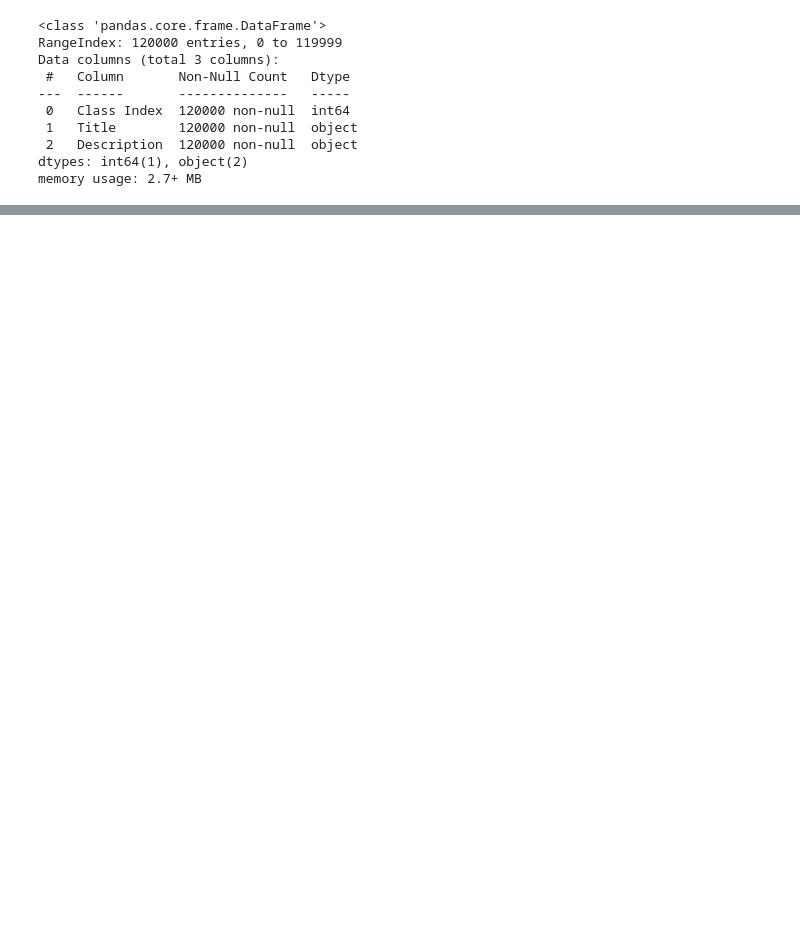
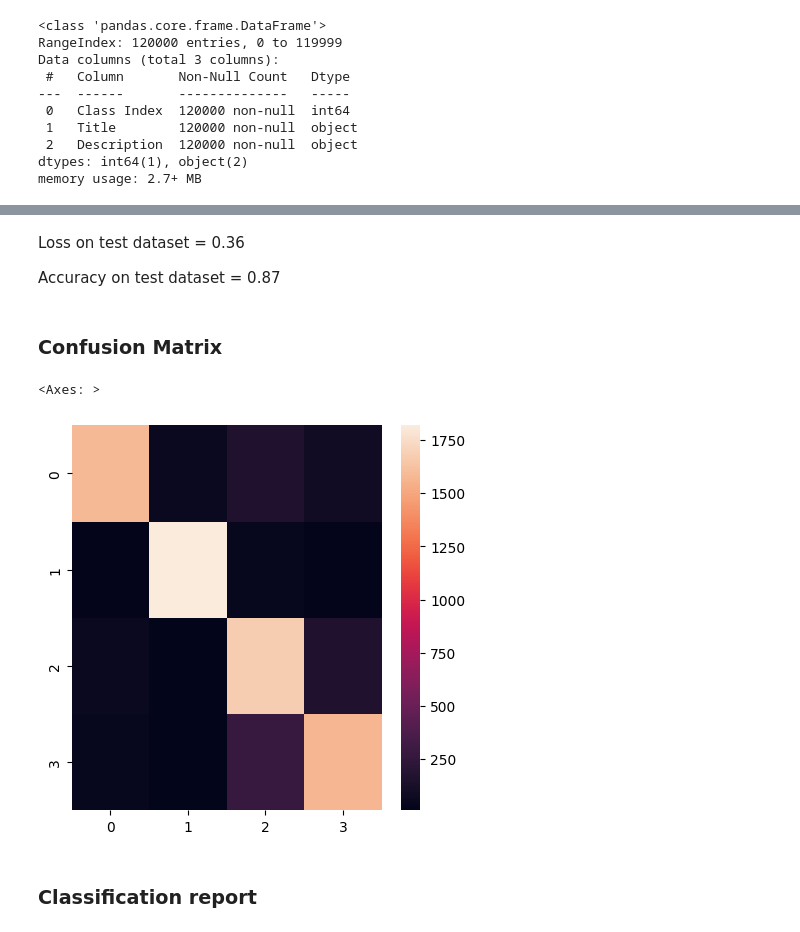
Before and after one commit to chit38/ag_news_classification, a Jupyter notebook: news_classification_bert_tf.ipynb, the cells around one changed output, grey strips where cells are left out. Drawn from its saved outputs; the diff is of its cells as text; code cells hidden in the pictures; blank space fills up the shorter version.

```diff
--- a/news_classification_bert_tf.ipynb
+++ b/news_classification_bert_tf.ipynb
@@ -32,4 +49,9 @@ memory usage: 2.7+ MB
 # %%
+## Combining title and description of news to make single text sequence
 X_train = train_data['Title'] +" "+ train_data['Description']
-y_train = train_data['Class Index'].apply(lambda x: x-1)
-y_train = pd.get_dummies(y_train,dtype=int)
+
+## bringing label to range of 0 to 3 from range of 1 to 4
+y = train_data['Class Index'].apply(lambda x: x-1)
+
+## One hot encoding labels
+y_train = pd.get_dummies(y,dtype=int)
@@ -37,4 +61,3 @@ y_train = pd.get_dummies(y_train,dtype=int)
 test_data = pd.read_csv('test.csv')
 X_test = test_data['Title'] +" "+ test_data['Description']
 y_test = test_data['Class Index'].apply(lambda x:x-1)
-y_test = pd.get_dummies(y_test,dtype=int)
@@ -108,12 +156,13 @@ ________________________________________________________________________________
 # %%
 model.compile(loss='categorical_crossentropy',optimizer='adam',metrics=['accuracy'])
 # %%
+
 model.fit(
     x ={'input_ids':x_train['input_ids'],'attention_mask':x_train['attention_mask']} ,
     y = y_train,
     validation_data = (
     {'input_ids':x_test['input_ids'],'attention_mask':x_test['attention_mask']}, y_test
     ),
-  epochs= 3,
+  epochs= 2,
     batch_size= 64, verbose = 1
 )
@@ -119,0 +183,3 @@ model.fit(
+# %%
+predicted_raw = model.predict({'input_ids':x_test['input_ids'],'attention_mask':x_test['attention_mask']})
+y_pred = np.argmax(predicted_raw, axis = 1)
@@ -119,0 +197,16 @@ model.fit(
+# %% [markdown]
+Loss on test dataset = 0.36
+
+Accuracy on test dataset = 0.87
+# %% [markdown]
+### Confusion Matrix
+# %%
+confusion_mat = confusion_matrix(y_true = y_test, y_pred = y_pred)
+df_cm = pd.DataFrame(confusion_mat, index = list(range(4)),columns = list(range(4)))
+plt.rcParams['figure.figsize'] = (5,5)
+sns.heatmap(df_cm)
+# %% [output]
+<Axes: >
+[figure, added]
+# %% [markdown]
+### Classification report
```
Also changed, not shown: parts of 30 cells of this notebook, 1 other file.
